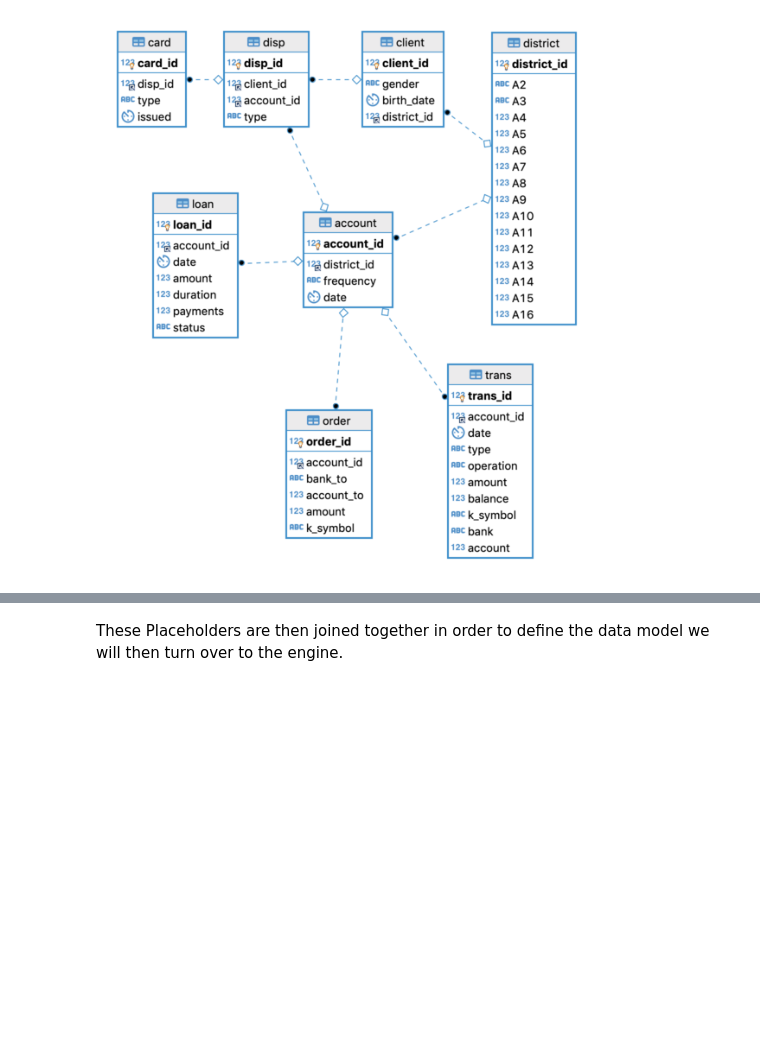
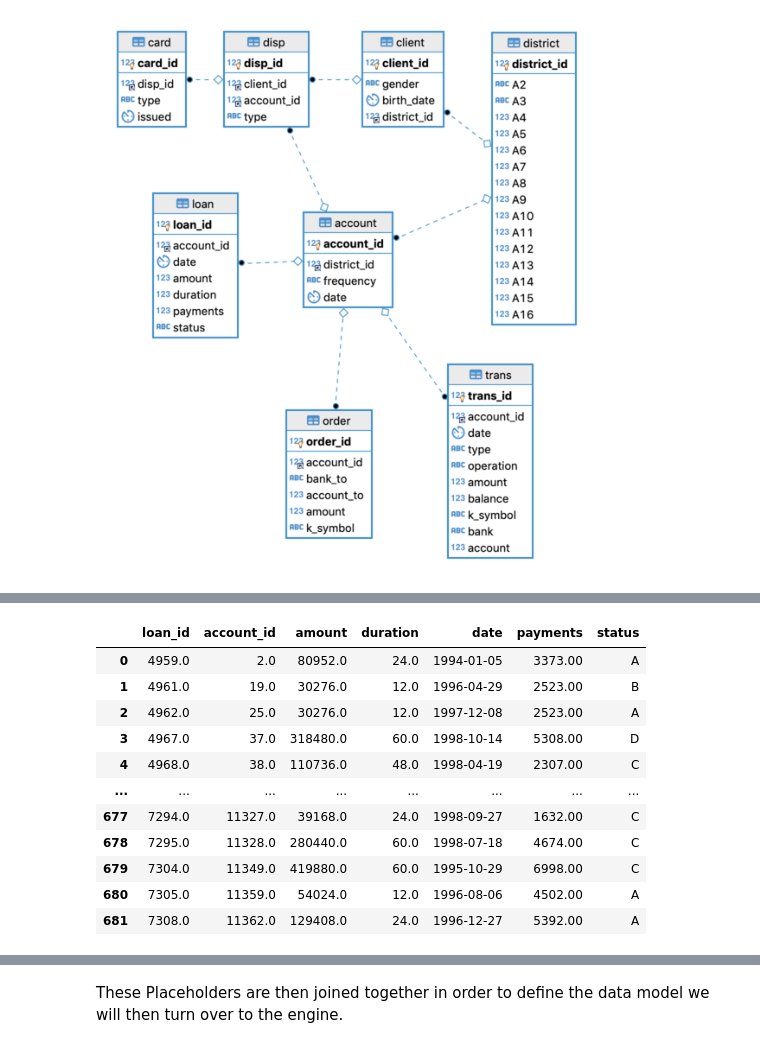
Before and after one commit to srnnkls/getml-examples, a Jupyter notebook: python/projects/loans/loans.ipynb, the cells around one changed output, grey strips where cells are left out. Saved outputs shown, nothing was run; the diff lists cells and outputs as text; code cells hidden in the pictures; blank space fills up the shorter version.

```diff
--- a/python/projects/loans/loans.ipynb
+++ b/python/projects/loans/loans.ipynb
@@ -191,0 +45,18 @@ df_district.send(district);
+# %%
+getml.database.connect_mysql(
+    host="relational.fit.cvut.cz",
+    port=3306,
+    dbname="financial",
+    user="guest",
+    password="relational",
+    time_formats=['%Y/%m/%d']
+)
+
+loan = getml.data.DataFrame.from_db('loan', name='loan')
+account = getml.data.DataFrame.from_db('account', name='account')
+order = getml.data.DataFrame.from_db('order', name='order')
+trans = getml.data.DataFrame.from_db('trans', name='trans')
+card = getml.data.DataFrame.from_db('card', name='card')
+client = getml.data.DataFrame.from_db('client', name='client')
+disp = getml.data.DataFrame.from_db('disp', name='disp')
+district = getml.data.DataFrame.from_db('district', name='district')
@@ -191,0 +71,15 @@ df_district.send(district);
+# %%
+display(HTML(loan.to_pandas().to_html(max_rows=10, border=0)))
+# %% [output]
+|  | loan_id | account_id | amount | duration | date | payments | status |
+| 0 | 4959.0 | 2.0 | 80952.0 | 24.0 | 1994-01-05 | 3373.00 | A |
+| 1 | 4961.0 | 19.0 | 30276.0 | 12.0 | 1996-04-29 | 2523.00 | B |
+| 2 | 4962.0 | 25.0 | 30276.0 | 12.0 | 1997-12-08 | 2523.00 | A |
+| 3 | 4967.0 | 37.0 | 318480.0 | 60.0 | 1998-10-14 | 5308.00 | D |
+| 4 | 4968.0 | 38.0 | 110736.0 | 48.0 | 1998-04-19 | 2307.00 | C |
+| ... | ... | ... | ... | ... | ... | ... | ... |
+| 677 | 7294.0 | 11327.0 | 39168.0 | 24.0 | 1998-09-27 | 1632.00 | C |
+| 678 | 7295.0 | 11328.0 | 280440.0 | 60.0 | 1998-07-18 | 4674.00 | C |
+| 679 | 7304.0 | 11349.0 | 419880.0 | 60.0 | 1995-10-29 | 6998.00 | C |
+| 680 | 7305.0 | 11359.0 | 54024.0 | 12.0 | 1996-08-06 | 4502.00 | A |
+| 681 | 7308.0 | 11362.0 | 129408.0 | 24.0 | 1996-12-27 | 5392.00 | A |
```
Also changed, not shown: parts of 62 cells of this notebook, 1 other file.
